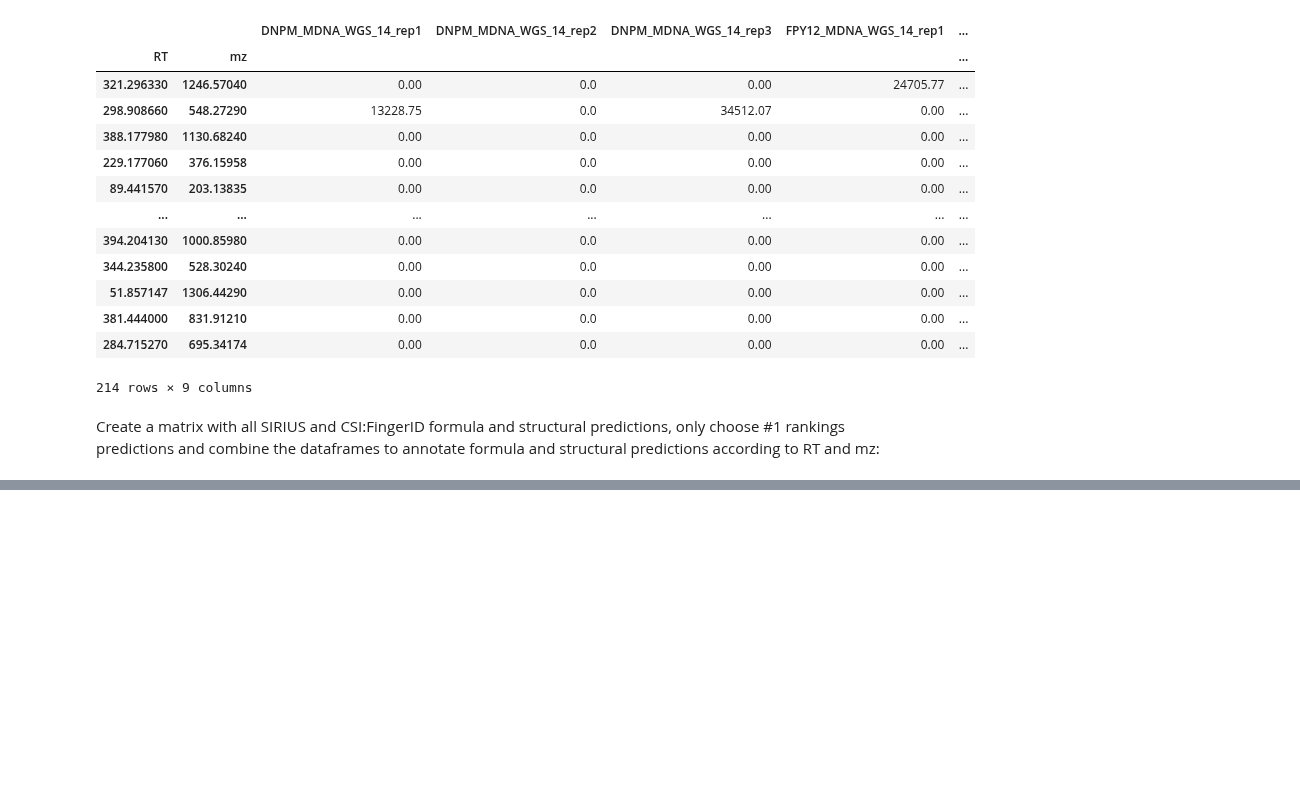
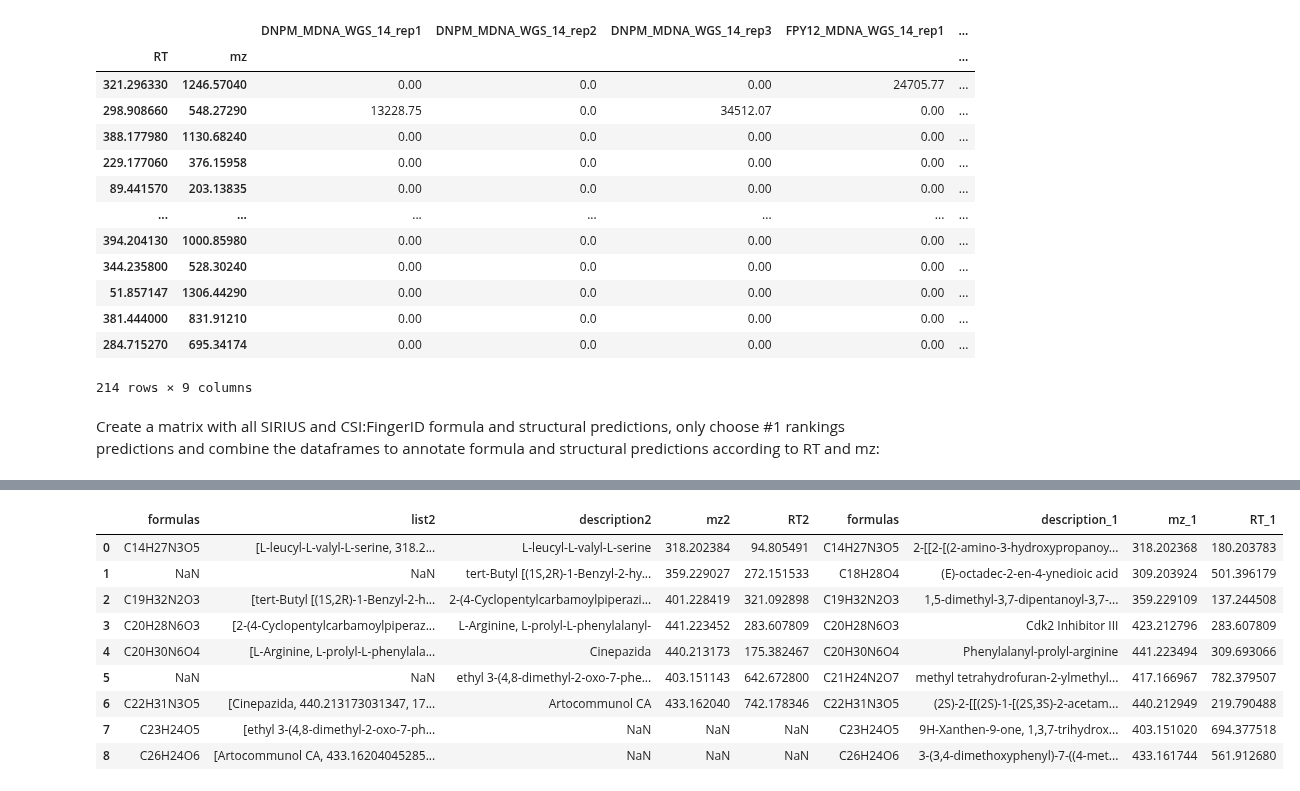
Before and after one commit to eeko-kon/pyOpenMS_UmetaFlow, a Jupyter notebook: 8.1_DataAnalysis.ipynb, the cells around one changed output, grey strips where cells are left out. Saved outputs shown, nothing was run; the diff lists cells and outputs as text; code cells hidden in the pictures; blank space fills up the shorter version.

```diff
--- a/8.1_DataAnalysis.ipynb
+++ b/8.1_DataAnalysis.ipynb
@@ -791,0 +888,3 @@ df.to_csv("SIRIUSCSI_FINGERID.tsv", sep="\t", index= None)
+# %%
+df_structures= pd.DataFrame(dict.items(), columns=['formulas', 'descriptions, mz and RT'], index= None)
+df_structures
@@ -791,0 +902,30 @@ df.to_csv("SIRIUSCSI_FINGERID.tsv", sep="\t", index= None)
+# %%
+split_df = pd.DataFrame(df_structures["descriptions, mz and RT"].tolist(), columns = ['list1', 'list2'])
+split_df_1 = pd.DataFrame(split_df['list1'].tolist(), columns = ['description_1', 'mz_1', 'RT_1'])
+#split_df_2 = pd.DataFrame(split_df['list2'].tolist(), columns = ['description2', 'mz2', 'RT2'])
+
+df = pd.concat([df_structures, split_df_1], axis=1)
+df= df.drop(columns='descriptions, mz and RT')
+#DF = pd.concat([df, split_df_2], axis=1)
+
+split_df_2= split_df['list2']
+split_df_2= split_df_2.dropna()
+df_2= pd.concat([df_structures, split_df_2], axis=1)
+df_2= df_2.drop(columns='descriptions, mz and RT')
+df_2= df_2.dropna()
+split_df_2 = pd.DataFrame(df_2['list2'].tolist(), columns = ['description2', 'mz2', 'RT2'])
+DF_2= pd.concat([df_2, split_df_2], axis=1)
+DF= pd.concat([DF_2, df], axis=1)
+DF.to_csv("SIRIUSCSI_FINGERID.tsv", sep="\t", index= None)
+DF
+# %% [output]
+|  | formulas | list2 | description2 | mz2 | RT2 | formulas | description_1 | mz_1 | RT_1 |
+| 0 | C14H27N3O5 | [L-leucyl-L-valyl-L-serine, 318.2... | L-leucyl-L-valyl-L-serine | 318.202384 | 94.805491 | C14H27N3O5 | 2-[[2-[(2-amino-3-hydroxypropanoy... | 318.202368 | 180.203783 |
+| 1 | NaN | NaN | tert-Butyl [(1S,2R)-1-Benzyl-2-hy... | 359.229027 | 272.151533 | C18H28O4 | (E)-octadec-2-en-4-ynedioic acid | 309.203924 | 501.396179 |
+| 2 | C19H32N2O3 | [tert-Butyl [(1S,2R)-1-Benzyl-2-h... | 2-(4-Cyclopentylcarbamoylpiperazi... | 401.228419 | 321.092898 | C19H32N2O3 | 1,5-dimethyl-3,7-dipentanoyl-3,7-... | 359.229109 | 137.244508 |
+| 3 | C20H28N6O3 | [2-(4-Cyclopentylcarbamoylpiperaz... | L-Arginine, L-prolyl-L-phenylalanyl- | 441.223452 | 283.607809 | C20H28N6O3 | Cdk2 Inhibitor III | 423.212796 | 283.607809 |
+| 4 | C20H30N6O4 | [L-Arginine, L-prolyl-L-phenylala... | Cinepazida | 440.213173 | 175.382467 | C20H30N6O4 | Phenylalanyl-prolyl-arginine | 441.223494 | 309.693066 |
+| 5 | NaN | NaN | ethyl 3-(4,8-dimethyl-2-oxo-7-phe... | 403.151143 | 642.672800 | C21H24N2O7 | methyl tetrahydrofuran-2-ylmethyl... | 417.166967 | 782.379507 |
+| 6 | C22H31N3O5 | [Cinepazida, 440.213173031347, 17... | Artocommunol CA | 433.162040 | 742.178346 | C22H31N3O5 | (2S)-2-[[(2S)-1-[(2S,3S)-2-acetam... | 440.212949 | 219.790488 |
+| 7 | C23H24O5 | [ethyl 3-(4,8-dimethyl-2-oxo-7-ph... | NaN | NaN | NaN | C23H24O5 | 9H-Xanthen-9-one, 1,3,7-trihydrox... | 403.151020 | 694.377518 |
+| 8 | C26H24O6 | [Artocommunol CA, 433.16204045285... | NaN | NaN | NaN | C26H24O6 | 3-(3,4-dimethoxyphenyl)-7-((4-met... | 433.161744 | 561.912680 |
```
Also changed, not shown: parts of 22 cells of this notebook, 2 other files.
